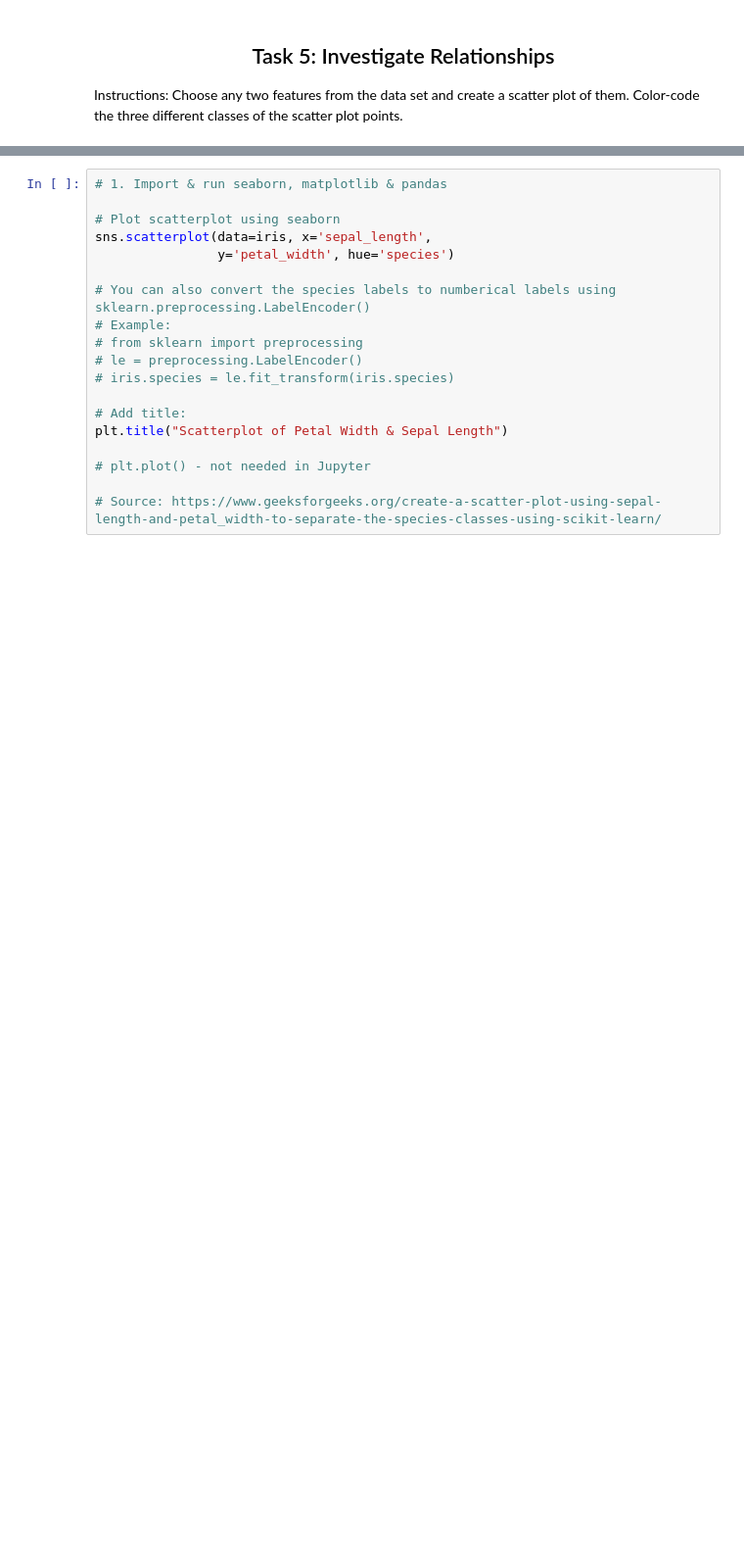
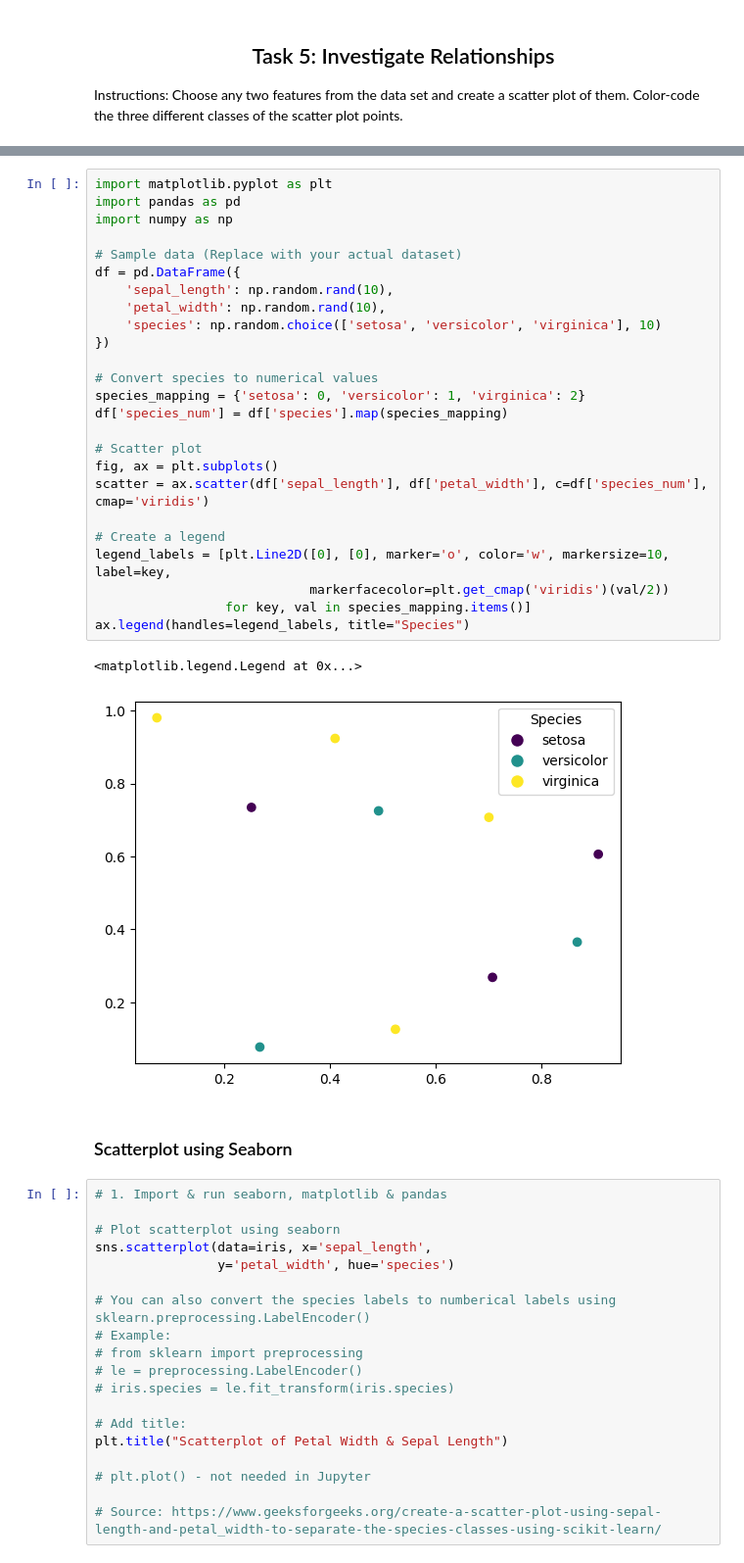
Before and after one commit to NibnabCodes/principles_of_data_analytics, a Jupyter notebook: tasks.ipynb, the cells around one changed output, grey strips where cells are left out. Shown at 98% size. Cells and saved outputs as stored; diff of their text form; blank space fills up the shorter version.

```diff
--- a/tasks.ipynb
+++ b/tasks.ipynb
@@ -695,3 +730,33 @@ Features chosen: sepal length & petal width
+# %%
+import matplotlib.pyplot as plt
+import pandas as pd
+import numpy as np
+
+# Sample data (Replace with your actual dataset)
+df = pd.DataFrame({
+    'sepal_length': np.random.rand(10),
+    'petal_width': np.random.rand(10),
+    'species': np.random.choice(['setosa', 'versicolor', 'virginica'], 10)
+})
+
+# Convert species to numerical values
+species_mapping = {'setosa': 0, 'versicolor': 1, 'virginica': 2}
+df['species_num'] = df['species'].map(species_mapping)
+
+# Scatter plot
+fig, ax = plt.subplots()
+scatter = ax.scatter(df['sepal_length'], df['petal_width'], c=df['species_num'], cmap='viridis')
+
+# Create a legend
+legend_labels = [plt.Line2D([0], [0], marker='o', color='w', markersize=10, label=key,
+                            markerfacecolor=plt.get_cmap('viridis')(val/2))
+                 for key, val in species_mapping.items()]
+ax.legend(handles=legend_labels, title="Species")
+# %% [output]
+<matplotlib.legend.Legend at 0x...>
+[figure, added]
+# %% [markdown]
+### Scatterplot using Seaborn
 # %%
 # 1. Import & run seaborn, matplotlib & pandas
 
```
Also changed, not shown: parts of 8 cells of this notebook.
